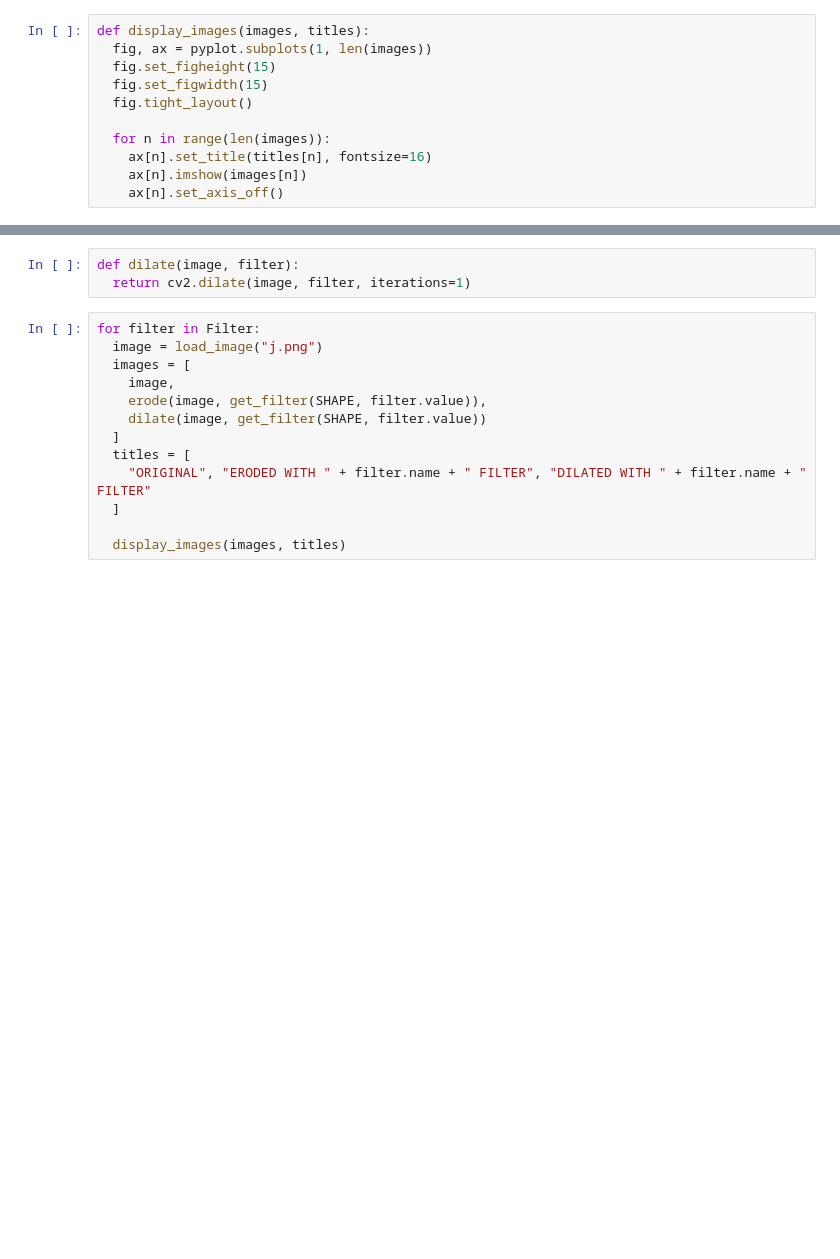
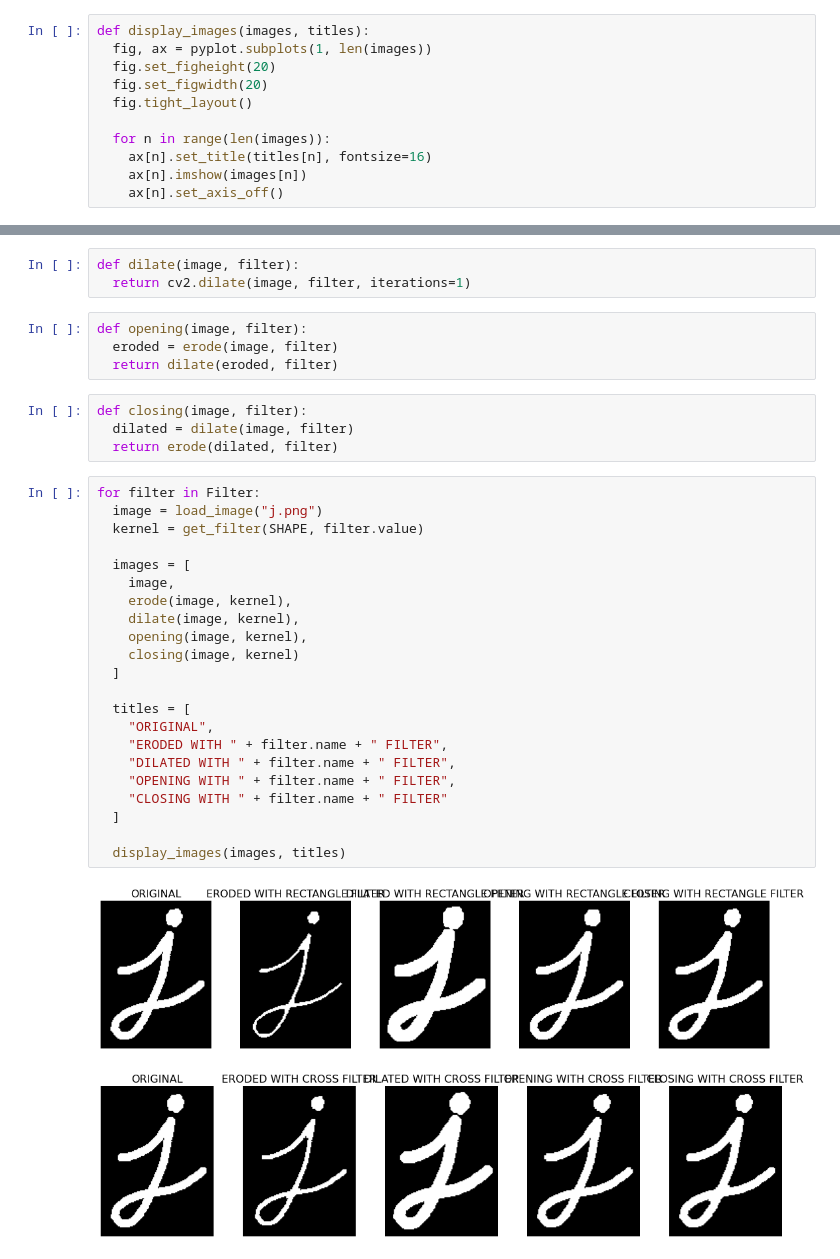
Before and after one commit to qlabfgerka/morphological-operations, a Jupyter notebook: morphological-operations.ipynb, the cells around one changed output, grey strips where cells are left out. Saved outputs shown, nothing was run; the diff lists cells and outputs as text; blank space fills up the shorter version.

Commit message:
Opening and closing

```diff
--- a/morphological-operations.ipynb
+++ b/morphological-operations.ipynb
@@ -24,8 +24,8 @@ def display_image(image, title):
 # %%
 def display_images(images, titles):
   fig, ax = pyplot.subplots(1, len(images))
-  fig.set_figheight(15)
-  fig.set_figwidth(15)
+  fig.set_figheight(20)
+  fig.set_figwidth(20)
   fig.tight_layout()
 
   for n in range(len(images)):
@@ -57,16 +57,36 @@ def erode(image, filter):
 # %%
 def dilate(image, filter):
   return cv2.dilate(image, filter, iterations=1)
+# %%
+def opening(image, filter):
+  eroded = erode(image, filter)
+  return dilate(eroded, filter)
+# %%
+def closing(image, filter):
+  dilated = dilate(image, filter)
+  return erode(dilated, filter)
 # %%
 for filter in Filter:
   image = load_image("j.png")
+  kernel = get_filter(SHAPE, filter.value)
+
   images = [
     image,
-    erode(image, get_filter(SHAPE, filter.value)),
-    dilate(image, get_filter(SHAPE, filter.value))
+    erode(image, kernel),
+    dilate(image, kernel),
+    opening(image, kernel),
+    closing(image, kernel)
   ]
+
   titles = [
-    "ORIGINAL", "ERODED WITH " + filter.name + " FILTER", "DILATED WITH " + filter.name + " FILTER"
+    "ORIGINAL",
+    "ERODED WITH " + filter.name + " FILTER",
+    "DILATED WITH " + filter.name + " FILTER",
+    "OPENING WITH " + filter.name + " FILTER",
+    "CLOSING WITH " + filter.name + " FILTER"
   ]
 
   display_images(images, titles)
+# %% [output]
+[figure, added]
+[figure, added]
```
Also changed, not shown: parts of 1 cell of this notebook.
